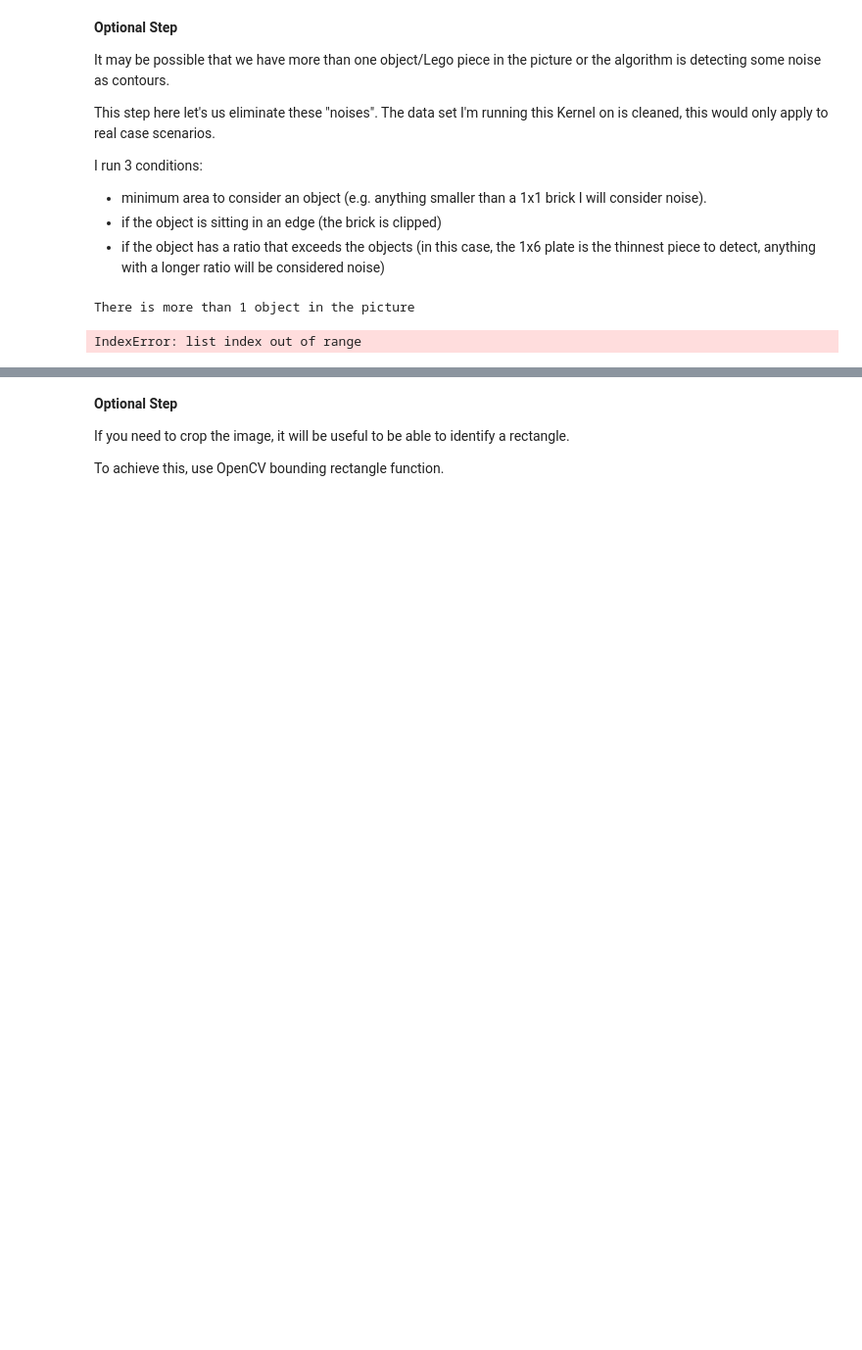
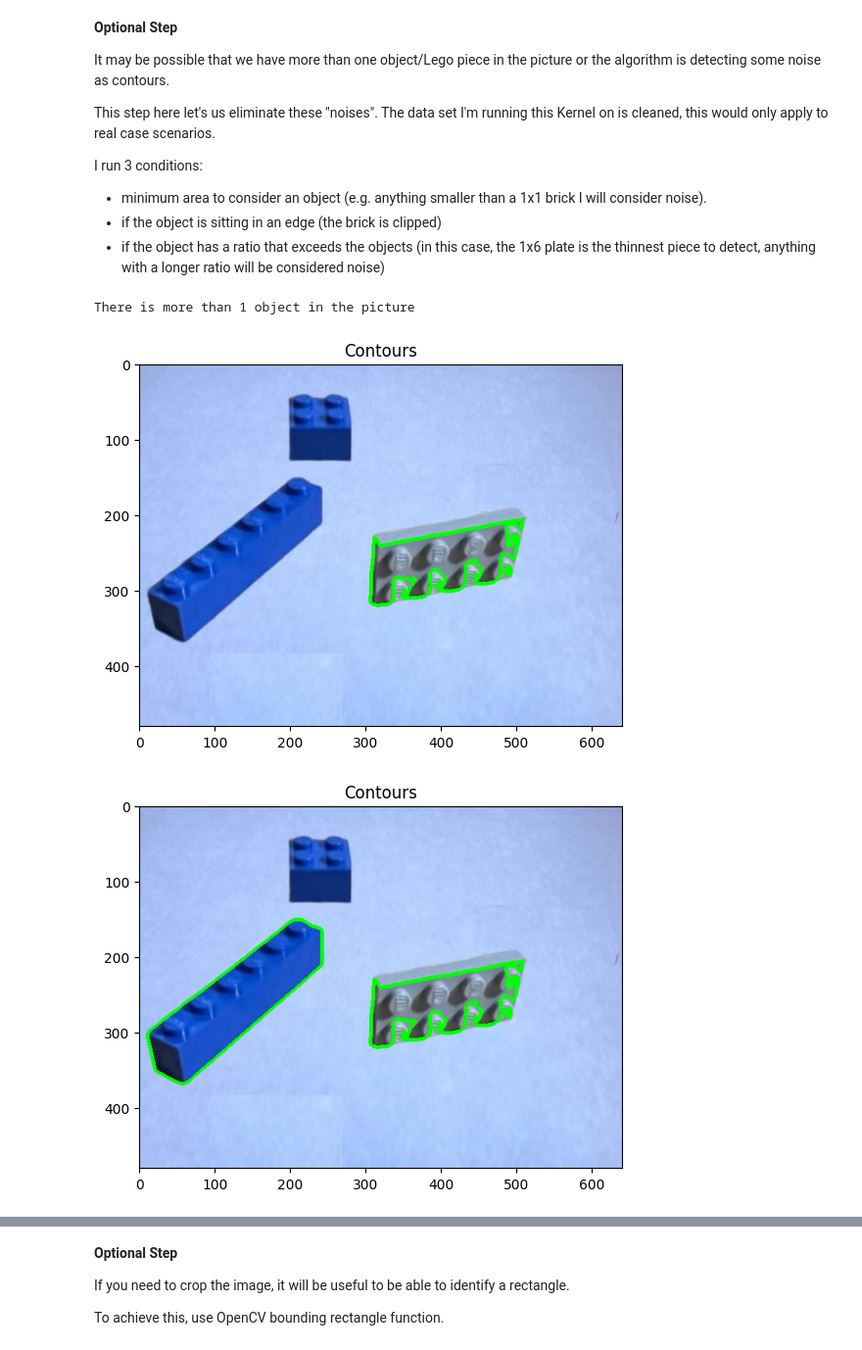
Before and after one commit to thomas-rooty/lego-detector, a Jupyter notebook: lego-set-object-recognition.ipynb, the cells around one changed output, grey strips where cells are left out. Shown at 98% size. Drawn from its saved outputs; the diff is of its cells as text; code cells hidden in the pictures; blank space fills up the shorter version.

```diff
--- a/lego-set-object-recognition.ipynb
+++ b/lego-set-object-recognition.ipynb
@@ -171,32 +171,34 @@ for i in arr_cnt:
     # if by any chance a contour is drawn on one pixel, this catches it.
     if ca>1300:
 
         # DISCARD as noise if W/H ratio > 7 to 1 (1x6 plate is 700px to 100px)
         # the conveyor belt has a join line that sometimes is detected as a contour, this ignores it based on w/h ratio
         if aspect_ratio<=6:
 
             # DISCARD if at the Edge
             if edge_noise==False:
                 validcontours.append(contour_index)
 
 # copy the original picture
 img_withcontours=img_example.copy()
 
 # call out if more than 1 valid contour is found
 if len(validcontours)>1:
     print("There is more than 1 object in the picture")
 else:
     if len(validcontours)==1:
         print("One object detected")
     else:
         print("No objects detected")
         # FYI: code below will most likely error out as it tries to iterate on an array
 
 # it might be possible we have more than 1 validcontour, iterating through them here
 # if there is zero contours, this most likely will error out
 for i in validcontours:
-    cv2.drawContours(img_withcontours, arr_cnt,validcontours[i], (0,255,0), 3)
+    # Directly use 'i' as the index for drawing contours
+    cv2.drawContours(img_withcontours, arr_cnt, i, (0,255,0), 3)
     previewImg('Contours',img_withcontours)
 # %% [output]
 There is more than 1 object in the picture
-IndexError: list index out of range
+[figure, added]
+[figure, added]
```
Also changed, not shown: parts of 3 cells of this notebook, 2 other files.
